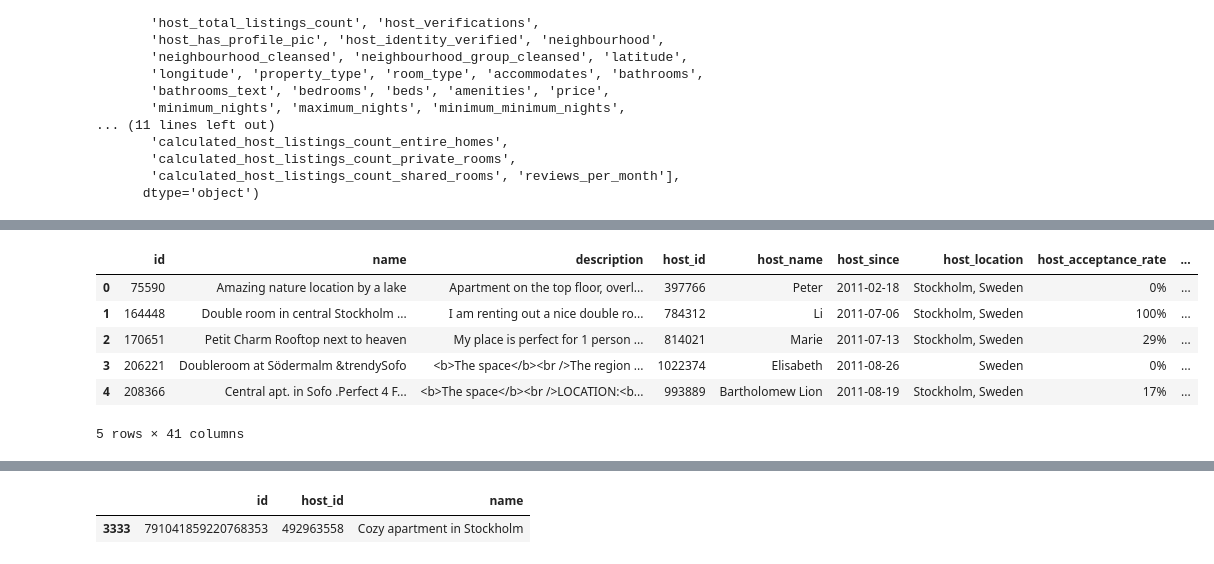
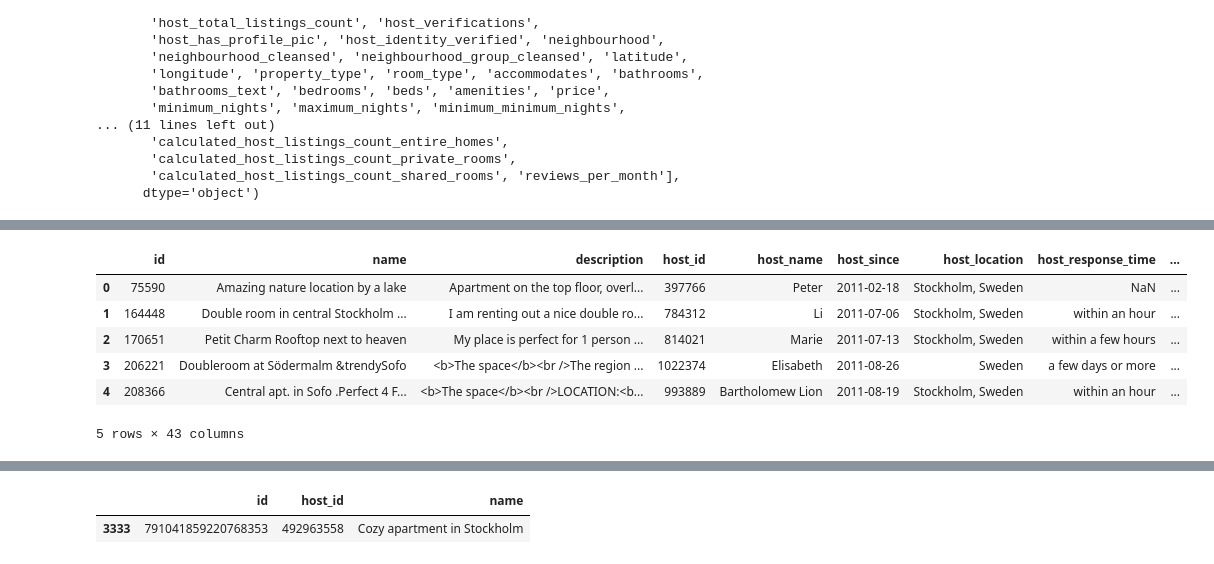
Before and after one commit to scheinmensch/Infringement_Detection_on_Airbnb, a Jupyter notebook: notebooks/U1.ipynb, the cells around one changed output, grey strips where cells are left out. Cells and saved outputs as stored; diff of their text form; code cells hidden in the pictures.

Commit message:
updated notebook Stockholm

```diff
--- a/notebooks/U1.ipynb
+++ b/notebooks/U1.ipynb
@@ -8,6 +53,6 @@ import numpy as np
 # %%
-li = pd.read_csv("listings 2.csv")
-li.head()
+sh = pd.read_csv("../data/listings 2.csv")
+sh.head()
 # %% [output]
 |  | id | listing_url | scrape_id | last_scraped | source | name | description | neighborhood_overview | ... |
 | 0 | 75590 | https://www.airbnb.com/rooms/75590 | 20221229235426 | 2022-12-30 | city scrape | Amazing nature location by a lake | Apartment on the top floor, overl... | Expect a wonderful stay in beauti... | ... |
@@ -134,9 +143,9 @@ Index(['id', 'listing_url', 'scrape_id', 'last_scraped', 'source', 'name',
 # %%
 # many columns without interest: easy cleaning
 
-lip = li[['id', 'name',
+sh = sh[['id', 'name',
        'description', 'host_id',
-       'host_name', 'host_since', 'host_location',
+       'host_name', 'host_since', 'host_location', 'host_response_time', 'host_response_rate',
        'host_acceptance_rate',
        'host_listings_count',
        'host_total_listings_count', 'host_verifications', 'host_identity_verified',
@@ -181,11 +188,11 @@ Requirement already satisfied: six>=1.5 in /Users/utaviegener/Desktop/neuefische
 # %%
-lip.head()
+sh.head()
 # %% [output]
-|  | id | name | description | host_id | host_name | host_since | host_location | host_acceptance_rate | ... |
-| 0 | 75590 | Amazing nature location by a lake | Apartment on the top floor, overl... | 397766 | Peter | 2011-02-18 | Stockholm, Sweden | 0% | ... |
-| 1 | 164448 | Double room in central Stockholm ... | I am renting out a nice double ro... | 784312 | Li | 2011-07-06 | Stockholm, Sweden | 100% | ... |
-| 2 | 170651 | Petit Charm Rooftop next to heaven | My place is perfect for 1 person ... | 814021 | Marie | 2011-07-13 | Stockholm, Sweden | 29% | ... |
-| 3 | 206221 | Doubleroom at Södermalm &trendySofo | <b>The space</b><br />The region ... | 1022374 | Elisabeth | 2011-08-26 | Sweden | 0% | ... |
-| 4 | 208366 | Central apt. in Sofo .Perfect 4 F... | <b>The space</b><br />LOCATION:<b... | 993889 | Bartholomew Lion | 2011-08-19 | Stockholm, Sweden | 17% | ... |
+|  | id | name | description | host_id | host_name | host_since | host_location | host_response_time | ... |
+| 0 | 75590 | Amazing nature location by a lake | Apartment on the top floor, overl... | 397766 | Peter | 2011-02-18 | Stockholm, Sweden | NaN | ... |
+| 1 | 164448 | Double room in central Stockholm ... | I am renting out a nice double ro... | 784312 | Li | 2011-07-06 | Stockholm, Sweden | within an hour | ... |
+| 2 | 170651 | Petit Charm Rooftop next to heaven | My place is perfect for 1 person ... | 814021 | Marie | 2011-07-13 | Stockholm, Sweden | within a few hours | ... |
+| 3 | 206221 | Doubleroom at Södermalm &trendySofo | <b>The space</b><br />The region ... | 1022374 | Elisabeth | 2011-08-26 | Sweden | a few days or more | ... |
+| 4 | 208366 | Central apt. in Sofo .Perfect 4 F... | <b>The space</b><br />LOCATION:<b... | 993889 | Bartholomew Lion | 2011-08-19 | Stockholm, Sweden | within an hour | ... |
-5 rows × 41 columns
+5 rows × 43 columns
 # %%
```
Also changed, not shown: parts of 136 cells of this notebook.
